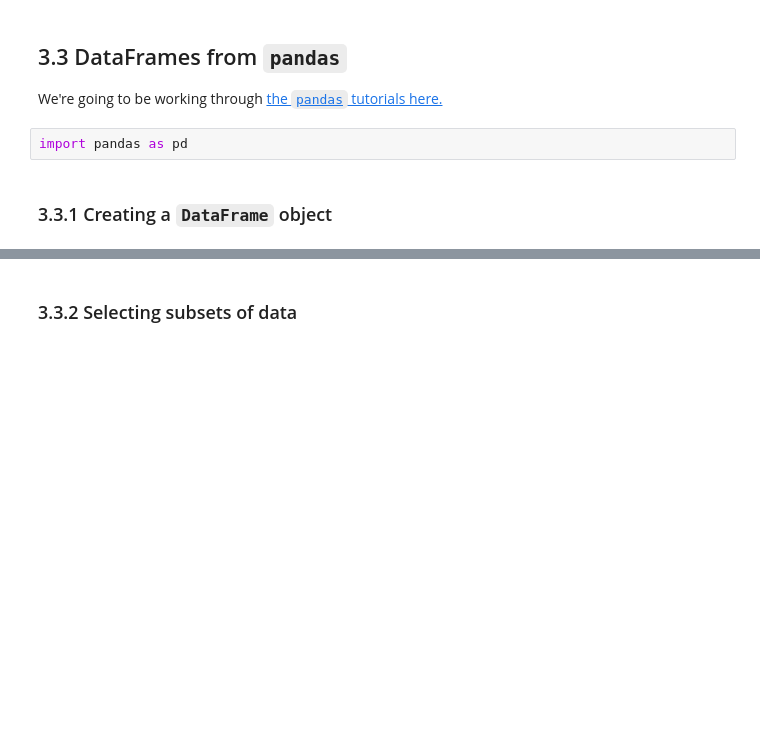
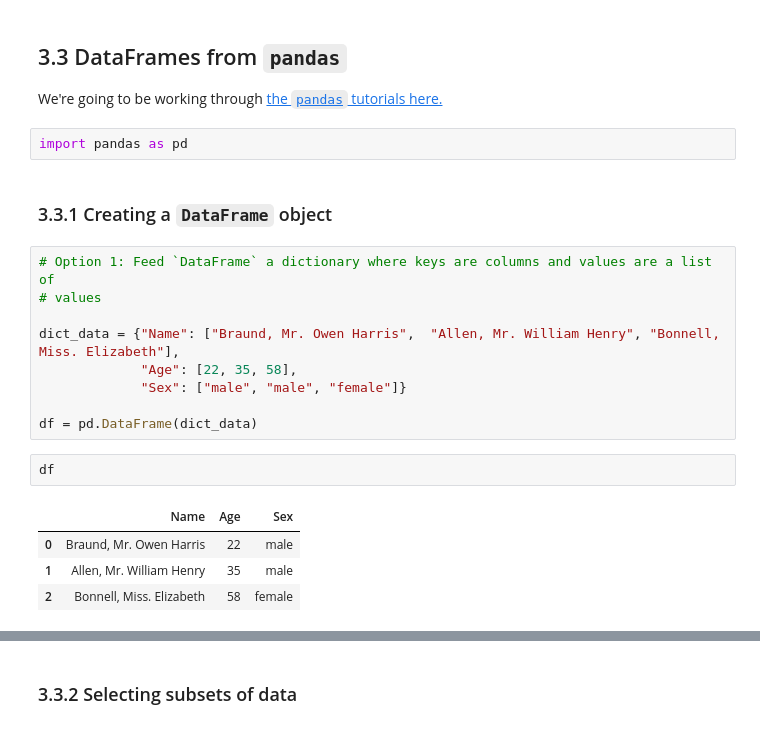
Before and after one commit to badralbanna/quantitative-neuroscience, a Jupyter notebook: (BFA) Ex 3 - Importing and manipulating data.ipynb, the cells around one changed output, grey strips where cells are left out. Saved outputs shown, nothing was run; the diff lists cells and outputs as text; blank space fills up the shorter version.

```diff
--- a/(BFA) Ex 3 - Importing and manipulating data.ipynb
+++ b/(BFA) Ex 3 - Importing and manipulating data.ipynb
@@ -441,3 +441,19 @@ We're going to be working through [the `pandas` tutorials here.](https://pandas.
 import pandas as pd
 # %% [markdown]
 ### 3.3.1 Creating a `DataFrame` object
+# %%
+# Option 1: Feed `DataFrame` a dictionary where keys are columns and values are a list of
+# values
+
+dict_data = {"Name": ["Braund, Mr. Owen Harris",  "Allen, Mr. William Henry", "Bonnell, Miss. Elizabeth"],
+             "Age": [22, 35, 58],
+             "Sex": ["male", "male", "female"]}
+
+df = pd.DataFrame(dict_data)
+# %%
+df
+# %% [output]
+|  | Name | Age | Sex |
+| 0 | Braund, Mr. Owen Harris | 22 | male |
+| 1 | Allen, Mr. William Henry | 35 | male |
+| 2 | Bonnell, Miss. Elizabeth | 58 | female |
```
Also changed, not shown: parts of 12 cells of this notebook.
